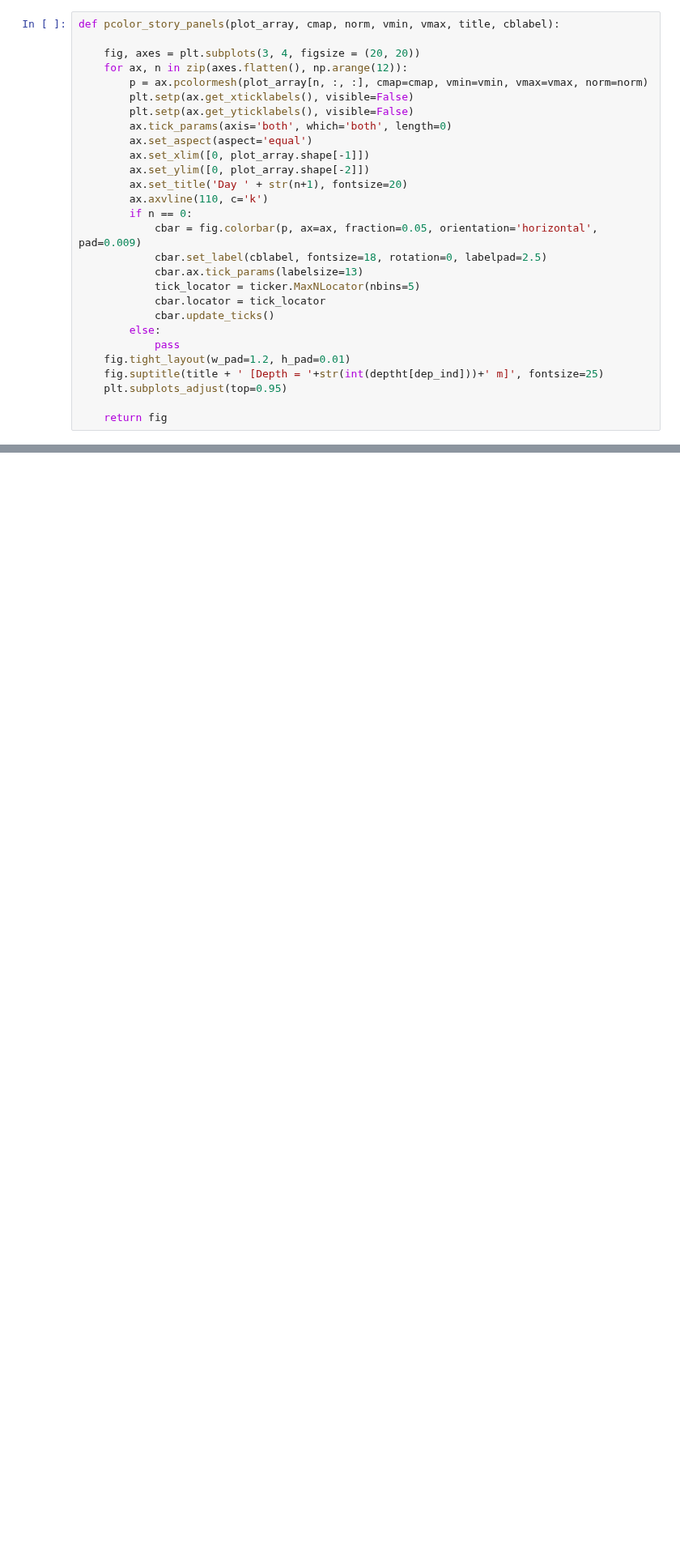
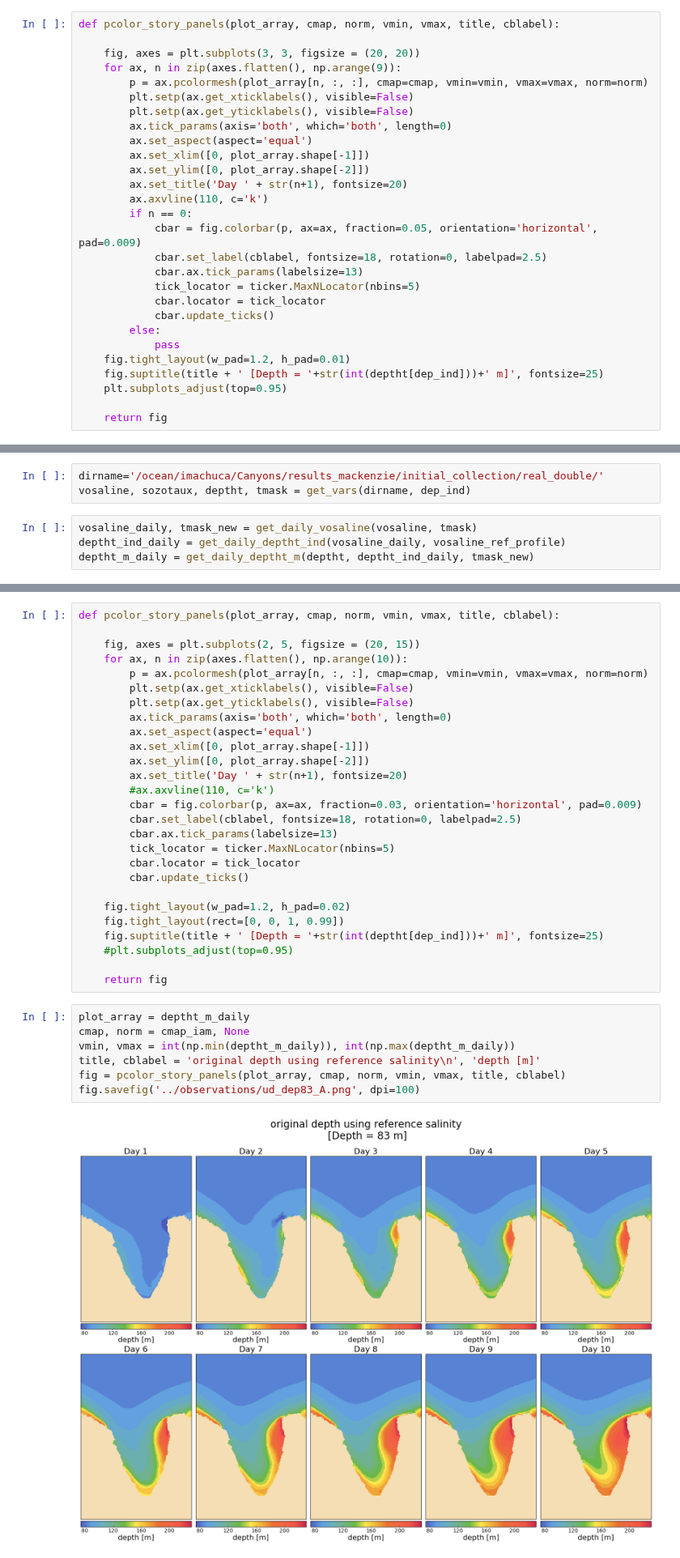
Before and after one commit to UBC-MOAD/analysis_mackenzie_canyon, a Jupyter notebook: notebooks/upwelling_depth/original_depth_real.ipynb, the cells around one changed output, grey strips where cells are left out. Shown at 81% size. Saved outputs shown, nothing was run; the diff lists cells and outputs as text; blank space fills up the shorter version.

Commit message:
using new double case (salt conserved) and changes to plots

```diff
--- a/notebooks/upwelling_depth/original_depth_real.ipynb
+++ b/notebooks/upwelling_depth/original_depth_real.ipynb
@@ -114,8 +114,8 @@ def get_daily_deptht_m(deptht, deptht_ind_daily, tmask_new):
 # %%
 def pcolor_story_panels(plot_array, cmap, norm, vmin, vmax, title, cblabel):
 
-    fig, axes = plt.subplots(3, 4, figsize = (20, 20))
-    for ax, n in zip(axes.flatten(), np.arange(12)):
+    fig, axes = plt.subplots(3, 3, figsize = (20, 20))
+    for ax, n in zip(axes.flatten(), np.arange(9)):
         p = ax.pcolormesh(plot_array[n, :, :], cmap=cmap, vmin=vmin, vmax=vmax, norm=norm)
         plt.setp(ax.get_xticklabels(), visible=False)
         plt.setp(ax.get_yticklabels(), visible=False)
@@ -270,0 +273,7 @@ day 12, ind 21, dep 188.125
+# %%
+dirname='/ocean/imachuca/Canyons/results_mackenzie/initial_collection/real_double/'
+vosaline, sozotaux, deptht, tmask = get_vars(dirname, dep_ind)
+# %%
+vosaline_daily, tmask_new = get_daily_vosaline(vosaline, tmask)
+deptht_ind_daily = get_daily_deptht_ind(vosaline_daily, vosaline_ref_profile)
+deptht_m_daily = get_daily_deptht_m(deptht, deptht_ind_daily, tmask_new)
@@ -270,0 +294,36 @@ day 12, ind 21, dep 188.125
+# %%
+def pcolor_story_panels(plot_array, cmap, norm, vmin, vmax, title, cblabel):
+
+    fig, axes = plt.subplots(2, 5, figsize = (20, 15))
+    for ax, n in zip(axes.flatten(), np.arange(10)):
+        p = ax.pcolormesh(plot_array[n, :, :], cmap=cmap, vmin=vmin, vmax=vmax, norm=norm)
+        plt.setp(ax.get_xticklabels(), visible=False)
+        plt.setp(ax.get_yticklabels(), visible=False)
+        ax.tick_params(axis='both', which='both', length=0)
+        ax.set_aspect(aspect='equal')
+        ax.set_xlim([0, plot_array.shape[-1]])
+        ax.set_ylim([0, plot_array.shape[-2]])
+        ax.set_title('Day ' + str(n+1), fontsize=20)
+        #ax.axvline(110, c='k')
+        cbar = fig.colorbar(p, ax=ax, fraction=0.03, orientation='horizontal', pad=0.009)
+        cbar.set_label(cblabel, fontsize=18, rotation=0, labelpad=2.5)
+        cbar.ax.tick_params(labelsize=13)
+        tick_locator = ticker.MaxNLocator(nbins=5)
+        cbar.locator = tick_locator
+        cbar.update_ticks()
+
+    fig.tight_layout(w_pad=1.2, h_pad=0.02)
+    fig.tight_layout(rect=[0, 0, 1, 0.99])
+    fig.suptitle(title + ' [Depth = '+str(int(deptht[dep_ind]))+' m]', fontsize=25)
+    #plt.subplots_adjust(top=0.95)
+
+    return fig
+# %%
+plot_array = deptht_m_daily
+cmap, norm = cmap_iam, None
+vmin, vmax = int(np.min(deptht_m_daily)), int(np.max(deptht_m_daily))
+title, cblabel = 'original depth using reference salinity\n', 'depth [m]'
+fig = pcolor_story_panels(plot_array, cmap, norm, vmin, vmax, title, cblabel)
+fig.savefig('../observations/ud_dep83_A.png', dpi=100)
+# %% [output]
+[figure, added]
```
Also changed, not shown: parts of 5 cells of this notebook.
